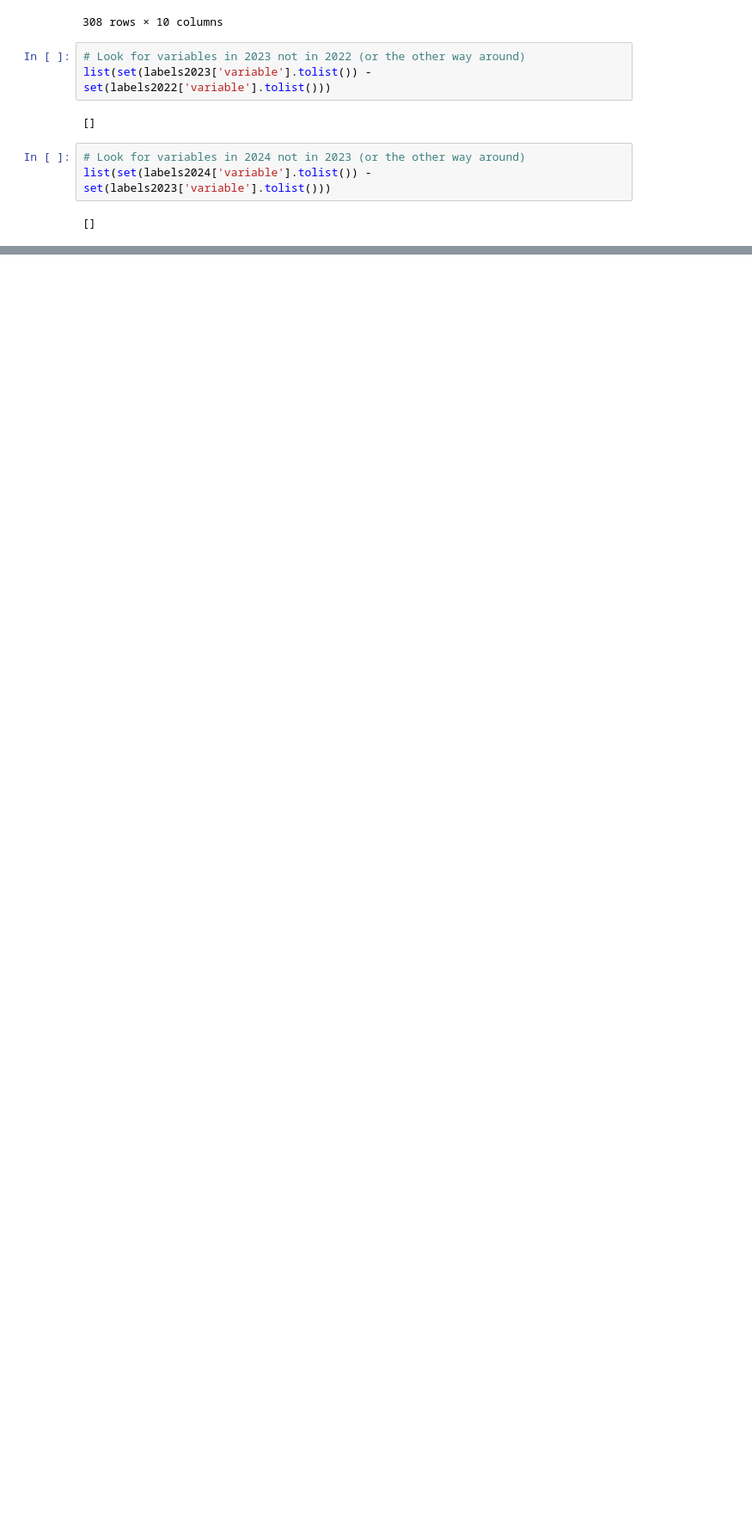
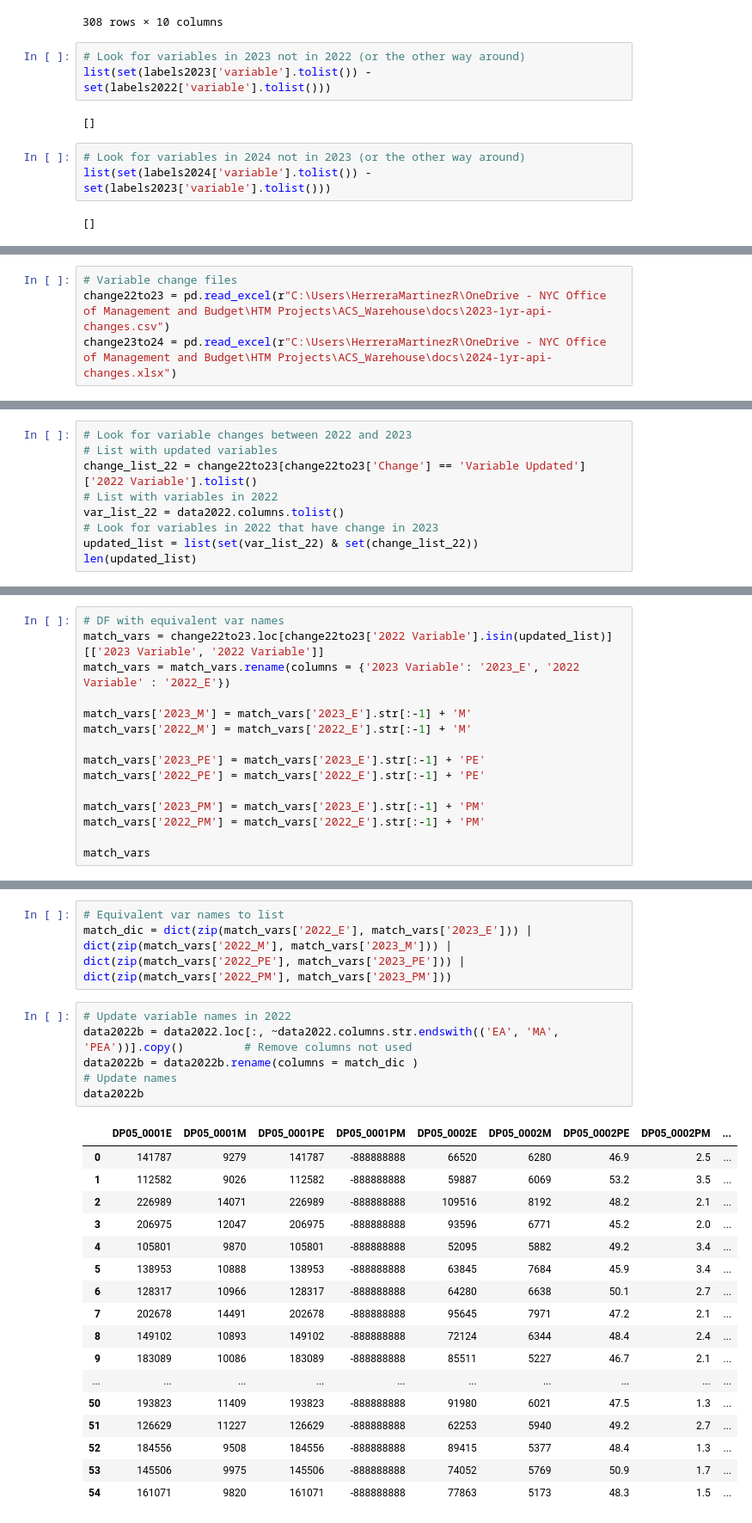
Before and after one commit to herreramr-omb/ACS_Warehouse, a Jupyter notebook: ACS_Warehose02c_format_panel_tables.ipynb, the cells around one changed output, grey strips where cells are left out. Shown at 86% size. Drawn from its saved outputs; the diff is of its cells as text; blank space fills up the shorter version.

```diff
--- a/ACS_Warehose02c_format_panel_tables.ipynb
+++ b/ACS_Warehose02c_format_panel_tables.ipynb
@@ -256,0 +583,4 @@ with pd.ExcelWriter(full_path) as writer:
+# %%
+# Variable change files
+change22to23 = pd.read_excel(r"C:\Users\HerreraMartinezR\OneDrive - NYC Office of Management and Budget\HTM Projects\ACS_Warehouse\docs\2023-1yr-api-changes.csv")
+change23to24 = pd.read_excel(r"C:\Users\HerreraMartinezR\OneDrive - NYC Office of Management and Budget\HTM Projects\ACS_Warehouse\docs\2024-1yr-api-changes.xlsx")
@@ -256,0 +617,9 @@ with pd.ExcelWriter(full_path) as writer:
+# %%
+# Look for variable changes between 2022 and 2023
+# List with updated variables
+change_list_22 = change22to23[change22to23['Change'] == 'Variable Updated']['2022 Variable'].tolist()
+# List with variables in 2022
+var_list_22 = data2022.columns.tolist()
+# Look for variables in 2022 that have change in 2023
+updated_list = list(set(var_list_22) & set(change_list_22))
+len(updated_list)
@@ -256,0 +628,15 @@ with pd.ExcelWriter(full_path) as writer:
+# %%
+# DF with equivalent var names
+match_vars = change22to23.loc[change22to23['2022 Variable'].isin(updated_list)][['2023 Variable', '2022 Variable']]
+match_vars = match_vars.rename(columns = {'2023 Variable': '2023_E', '2022 Variable' : '2022_E'})
+
+match_vars['2023_M'] = match_vars['2023_E'].str[:-1] + 'M'
+match_vars['2022_M'] = match_vars['2022_E'].str[:-1] + 'M'
+
+match_vars['2023_PE'] = match_vars['2023_E'].str[:-1] + 'PE'
+match_vars['2022_PE'] = match_vars['2022_E'].str[:-1] + 'PE'
+
+match_vars['2023_PM'] = match_vars['2023_E'].str[:-1] + 'PM'
+match_vars['2022_PM'] = match_vars['2022_E'].str[:-1] + 'PM'
+
+match_vars
@@ -256,0 +661,26 @@ with pd.ExcelWriter(full_path) as writer:
+# %%
+# Equivalent var names to list
+match_dic = dict(zip(match_vars['2022_E'], match_vars['2023_E'])) | dict(zip(match_vars['2022_M'], match_vars['2023_M'])) | dict(zip(match_vars['2022_PE'], match_vars['2023_PE'])) | dict(zip(match_vars['2022_PM'], match_vars['2023_PM']))
+# %%
+# Update variable names in 2022
+data2022b = data2022.loc[:, ~data2022.columns.str.endswith(('EA', 'MA', 'PEA'))].copy()         # Remove columns not used
+data2022b = data2022b.rename(columns = match_dic )                                              # Update names
+data2022b
+# %% [output]
+|  | DP05_0001E | DP05_0001M | DP05_0001PE | DP05_0001PM | DP05_0002E | DP05_0002M | DP05_0002PE | DP05_0002PM | ... |
+| 0 | 141787 | 9279 | 141787 | -888888888 | 66520 | 6280 | 46.9 | 2.5 | ... |
+| 1 | 112582 | 9026 | 112582 | -888888888 | 59887 | 6069 | 53.2 | 3.5 | ... |
+| 2 | 226989 | 14071 | 226989 | -888888888 | 109516 | 8192 | 48.2 | 2.1 | ... |
+| 3 | 206975 | 12047 | 206975 | -888888888 | 93596 | 6771 | 45.2 | 2.0 | ... |
+| 4 | 105801 | 9870 | 105801 | -888888888 | 52095 | 5882 | 49.2 | 3.4 | ... |
+| 5 | 138953 | 10888 | 138953 | -888888888 | 63845 | 7684 | 45.9 | 3.4 | ... |
+| 6 | 128317 | 10966 | 128317 | -888888888 | 64280 | 6638 | 50.1 | 2.7 | ... |
+| 7 | 202678 | 14491 | 202678 | -888888888 | 95645 | 7971 | 47.2 | 2.1 | ... |
+| 8 | 149102 | 10893 | 149102 | -888888888 | 72124 | 6344 | 48.4 | 2.4 | ... |
+| 9 | 183089 | 10086 | 183089 | -888888888 | 85511 | 5227 | 46.7 | 2.1 | ... |
+| ... | ... | ... | ... | ... | ... | ... | ... | ... | ... |
+| 50 | 193823 | 11409 | 193823 | -888888888 | 91980 | 6021 | 47.5 | 1.3 | ... |
+| 51 | 126629 | 11227 | 126629 | -888888888 | 62253 | 5940 | 49.2 | 2.7 | ... |
+| 52 | 184556 | 9508 | 184556 | -888888888 | 89415 | 5377 | 48.4 | 1.3 | ... |
+| 53 | 145506 | 9975 | 145506 | -888888888 | 74052 | 5769 | 50.9 | 1.7 | ... |
+| 54 | 161071 | 9820 | 161071 | -888888888 | 77863 | 5173 | 48.3 | 1.5 | ... |
```
Also changed, not shown: parts of 81 cells of this notebook.
